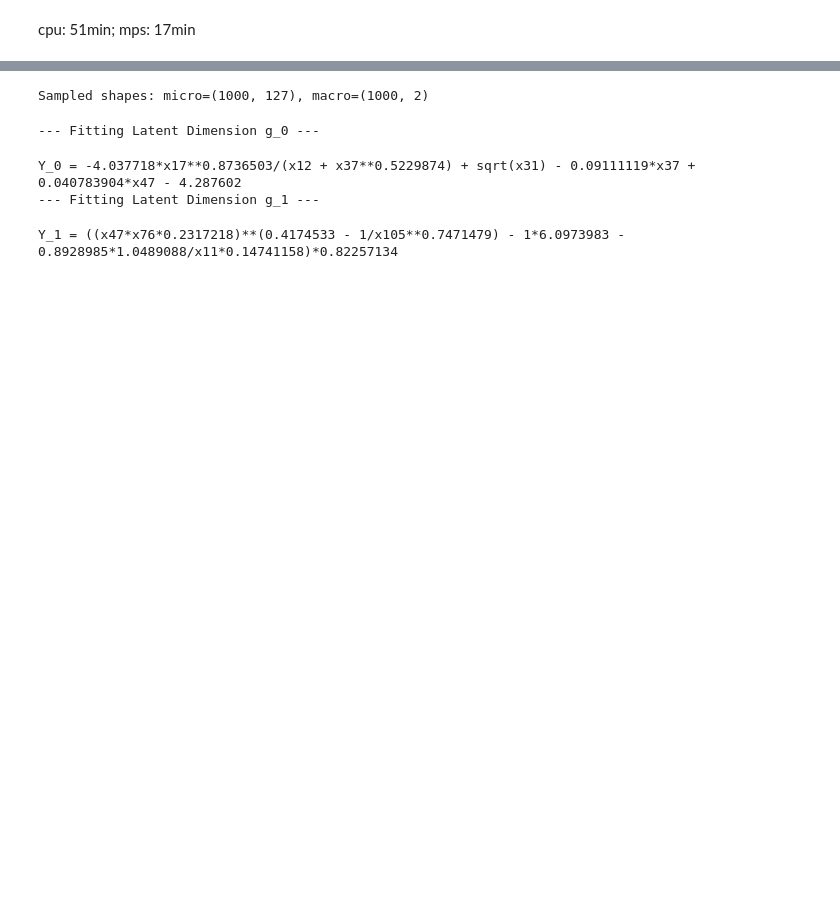
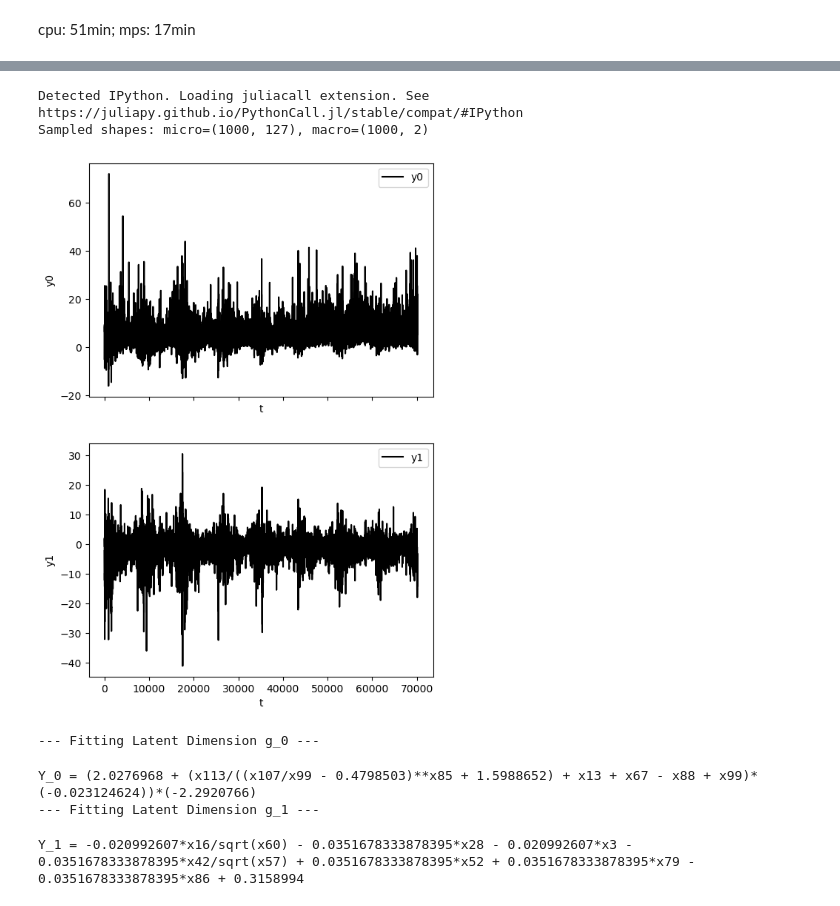
Before and after one commit to Matthew-ymz/koopCE, a Jupyter notebook: notebooks/DeepkoopCE.ipynb, the cells around one changed output, grey strips where cells are left out. Cells and saved outputs as stored; diff of their text form; code cells hidden in the pictures; blank space fills up the shorter version.

```diff
--- a/notebooks/DeepkoopCE.ipynb
+++ b/notebooks/DeepkoopCE.ipynb
@@ -327,49 +393,36 @@ print(compute_entropy(diff))
-# %%
-import numpy as np
-import torch
-from pysr import PySRRegressor
-
-def eq_coarse_grain(model, dataloader, coarse_grain_coff, num_samples=2000):
-    model.eval()
-    device = next(model.parameters()).device
-
-    X_input_list = []
-    macro_list = []
-
-    count = 0
-    with torch.no_grad():
-        for batch_x in dataloader:
-            x = batch_x[0][:, 0, :].to(device) # [B, T, D]
-
-            # 1. 获取 Latent State (Encoder)
-            g = model.encoder(x)
-            macro = g.cpu().numpy() @ coarse_grain_coff
-
-            X_input_list.append(x.cpu().numpy())
-            macro_list.append(macro)
-
-            count += x.shape[0]
-            if count >= num_samples:
-                break
-
-    X_data = np.concatenate(X_input_list, axis=0)[:num_samples]
-    macro_data = np.concatenate(macro_list, axis=0)[:num_samples]
-
-    return X_data, macro_data
-
-rank = 2
-coarse_grain_coff = U[:,:rank]
-X_np, macro_data = eq_coarse_grain(model, train_loader, coarse_grain_coff, num_samples=1000)
-print(f"Sampled shapes: micro={X_np.shape}, macro={macro_data.shape}")
-# %% [output]
-Sampled shapes: micro=(1000, 127), macro=(1000, 2)
+# %%
+from pysr import PySRRegressor
+from deepkoop_func import eq_coarse_grain
+
+rank = 2
+coarse_grain_coff = U[:,:rank]
+X_np, macro_data = eq_coarse_grain(model, train_loader, coarse_grain_coff, num_samples=1000)
+print(f"Sampled shapes: micro={X_np.shape}, macro={macro_data.shape}")
+# %% [output]
+Detected IPython. Loading juliacall extension. See https://juliapy.github.io/PythonCall.jl/stable/compat/#IPython
+Sampled shapes: micro=(1000, 127), macro=(1000, 2)
+# %%
+micro_data = torch.tensor(pm25.values, device=device)
+g = model.encoder(micro_data)
+macro_serie = g.cpu().detach().numpy() @ coarse_grain_coff
+
+macro_dim = macro_serie.shape[1]
+
+fig, axs = plt.subplots(macro_dim, 1, sharex=True, figsize=(int(3*macro_dim), 9))
+for i in range(macro_dim):
+    axs[i].plot(macro_serie[:, i], "k", label=f"y{i}")
+    axs[i].legend()
+    axs[i].set(xlabel="t", ylabel=f"y{i}")
+fig.show()
+# %% [output]
+[figure, added]
 # %%
 default_pysr_params = dict(
     populations=100,
     model_selection="accuracy", #best, accuracy
     niterations=40, # 迭代次数越多越精确，但越慢
     # 选择适合动力系统的算子
-    binary_operators=["+", "-", "*", "/", '^'],
+    binary_operators=["+", "-", "*", "/"],
     unary_operators=[
         "cos", "sin", "square", "sqrt"
     ],
@@ -406,9 +459,9 @@ for i in range(latent_dim):
 #     print(f"x_{i} = {eq}")
 # %% [output]
 --- Fitting Latent Dimension g_0 ---
-Y_0 = -4.037718*x17**0.8736503/(x12 + x37**0.5229874) + sqrt(x31) - 0.09111119*x37 + 0.040783904*x47 - 4.287602
+Y_0 = (2.0276968 + (x113/((x107/x99 - 0.4798503)**x85 + 1.5988652) + x13 + x67 - x88 + x99)*(-0.023124624))*(-2.2920766)
 --- Fitting Latent Dimension g_1 ---
-Y_1 = ((x47*x76*0.2317218)**(0.4174533 - 1/x105**0.7471479) - 1*6.0973983 - 0.8928985*1.0489088/x11*0.14741158)*0.82257134
+Y_1 = -0.020992607*x16/sqrt(x60) - 0.0351678333878395*x28 - 0.020992607*x3 - 0.0351678333878395*x42/sqrt(x57) + 0.0351678333878395*x52 + 0.0351678333878395*x79 - 0.0351678333878395*x86 + 0.3158994
 # %%
 print("\n[Encoder Functions]:")
 variable_names_x = [f"x{i}" for i in range(X_np.shape[1])]
```
Also changed, not shown: parts of 10 cells of this notebook, 6 other files.
